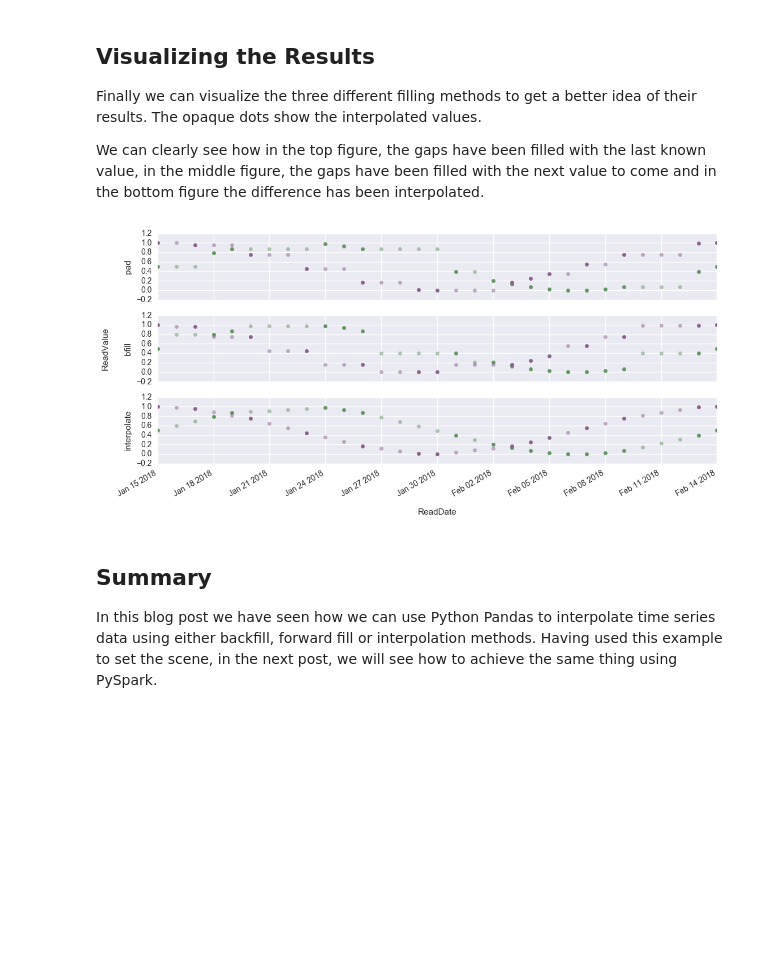
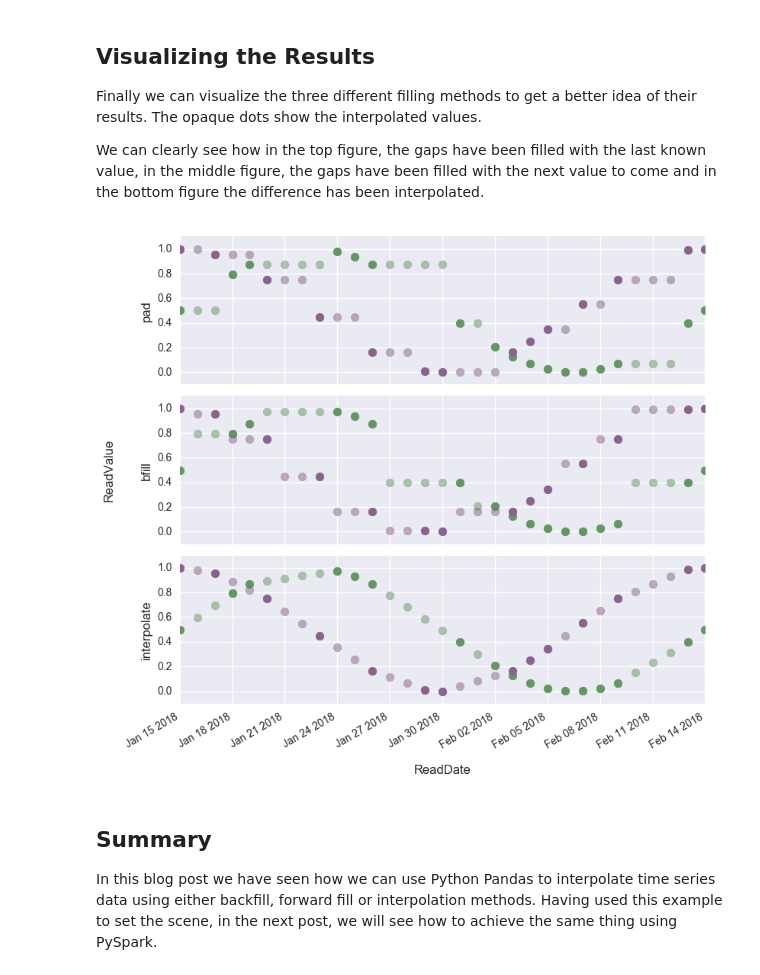
Before and after one commit to walkenho/tales-of-1001-data, a Jupyter notebook: timeseries-interpolation-in-spark/interpolating_time_series_p1_pandas.ipynb, the cells around one changed output. Cells and saved outputs as stored; diff of their text form; code cells hidden in the pictures; blank space fills up the shorter version.

```diff
--- a/timeseries-interpolation-in-spark/interpolating_time_series_p1_pandas.ipynb
+++ b/timeseries-interpolation-in-spark/interpolating_time_series_p1_pandas.ipynb
@@ -30,9 +30,13 @@ df0 = df0.drop(random.sample(range(df0.shape[0]), k=int(df0.shape[0]/2)))
 This is how the data looks like. A $sin$ and a $cos$ with plenty of missing data points.
 # %%
 # Generating a plot of the data with missing values
-
-# Setting figure size
-plt.rcParams["figure.figsize"] = (12,3)
+# Setting figure properties
+params = {'legend.fontsize' : 'large',
+         'figure.figsize': (9,4),
+         'axes.labelsize': 'large',
+         'xtick.labelsize': 'medium',
+         'ytick.labelsize': 'medium'}
+plt.rcParams.update(params)
 
 # Generate colors using nices seaborn color palette
 colors = {"house1": sns.color_palette("Set1", n_colors=8, desat=.5)[2],\
@@ -41,9 +45,10 @@ colors = {"house1": sns.color_palette("Set1", n_colors=8, desat=.5)[2],\
 fig, ax = plt.subplots()
 
 for myhouse in ["house1", "house2"]:
-    ax.scatter(pd.DatetimeIndex(df0[df0.house==myhouse]['datetime']),\
-               df0[df0.house==myhouse]['readvalue'],\
-               color=colors[myhouse])
+    ax.scatter(pd.DatetimeIndex(df0[df0.house==myhouse]['datetime']),
+               df0[df0.house==myhouse]['readvalue'],
+               color=colors[myhouse],
+               s=80)
 
 ax.set_xlabel("ReadDate")
 ax.set_ylabel("ReadValue")
@@ -51,8 +56,9 @@ ax.set_ylabel("ReadValue")
 # Format x-axis to properly displays dates
 fig.autofmt_xdate()
 ax.set_xlim(min(pd.DatetimeIndex(df0['datetime'])), max(pd.DatetimeIndex(df0['datetime'])))
+ax.set_ylim([-0.1, 1.1])
 
 plt.tight_layout()
-plt.savefig('interpolation_p1_fig1.jpg')
+plt.savefig('interpolating-timeseries-p1-pandas-fig1.png')
 plt.show()
 # %% [output]
@@ -146,8 +152,13 @@ Finally we can visualize the three different filling methods to get a better ide
 
 We can clearly see how in the top figure, the gaps have been filled with the last known value, in the middle figure, the gaps have been filled with the next value to come and in the bottom figure the difference has been interpolated.
 # %%
-# Setting figure size
-plt.rcParams["figure.figsize"] = (12,6)
+# Setting figure parameters
+params = {'legend.fontsize' : 'large',
+         'figure.figsize': (9,8),
+         'axes.labelsize': 'large',
+         'xtick.labelsize': 'medium',
+         'ytick.labelsize': 'medium'}
+plt.rcParams.update(params)
 
 # Generate a list of dataframes to loop over
 dfs = []
@@ -156,37 +167,38 @@ dfs.append(df_bfill.reset_index())
 dfs.append(df_interpol.reset_index())
 
 ylabel = ['pad', 'bfill', 'interpolate']
 
 n_df = len(dfs)
 fig, ax = plt.subplots(n_df)
 
 for myhouse in ["house1", "house2"]:
 
     for i in range(n_df):
-        ax[i].scatter(pd.DatetimeIndex(dfs[i][dfs[i].house==myhouse]['datetime']), pd.to_numeric(dfs[i][dfs[i].house==myhouse]['readvalue']), color=colors[myhouse], alpha=0.5)
-        ax[i].scatter(pd.DatetimeIndex(df0[df0.house==myhouse]['datetime']), pd.to_numeric(df0[df0.house==myhouse]['readvalue']), color=colors[myhouse])
+        ax[i].scatter(pd.DatetimeIndex(dfs[i][dfs[i].house==myhouse]['datetime']), pd.to_numeric(dfs[i][dfs[i].house==myhouse]['readvalue']), color=colors[myhouse], s=60, alpha=0.5)
+        ax[i].scatter(pd.DatetimeIndex(df0[df0.house==myhouse]['datetime']), pd.to_numeric(df0[df0.house==myhouse]['readvalue']), color=colors[myhouse], s=60)
 
         ax[i].set_xlim(min(pd.DatetimeIndex(df0['datetime'])), max(pd.DatetimeIndex(df0['datetime'])))
+        ax[i].set_ylim([-0.1, 1.1])
 
 fig.autofmt_xdate()
 
 for i in range(n_df):
     ax[i].set_ylabel(ylabel[i])
 
 # Adding another subplot in order to have common y-label
 fig.add_subplot(111, frameon=False)
 # hide tick and tick label of the common axes
 plt.tick_params(labelcolor='none', top='off', bottom='off', left='off', right='off')
 plt.grid(False)
 plt.xlabel('ReadDate', labelpad=40)
 plt.ylabel('ReadValue', labelpad=40)
 
 plt.tight_layout()
-plt.savefig('interpolation_p2_fig2.jpg')
+plt.savefig('interpolating-timeseries-p1-pandas-fig2.png')
 plt.show()
 plt.close()
 # %% [output]
-[figure, old version]
+[figure, new version]
 # %% [markdown]
 ## Summary
 
```
Also changed, not shown: parts of 4 cells of this notebook, 2 other files.
